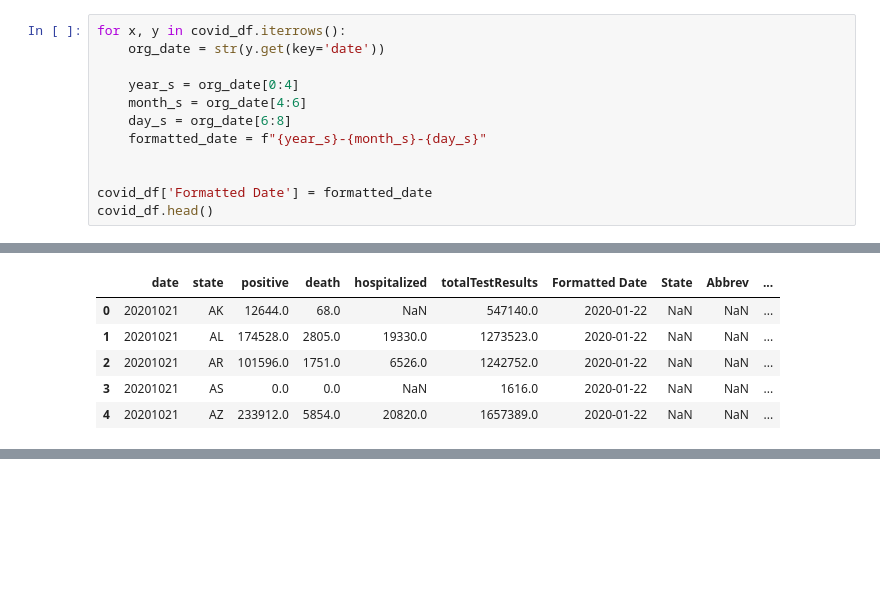
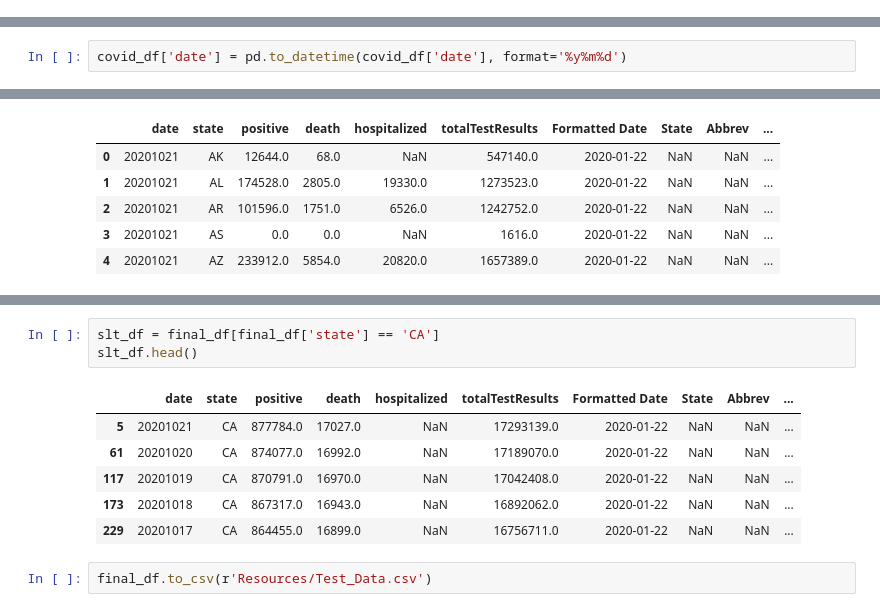
Before and after one commit to MersedehSP/Covid_Analyzer, a Jupyter notebook: Covid_Analysis_web_api-Data_Work.ipynb, the cells around one changed output, grey strips where cells are left out. Cells and saved outputs as stored; diff of their text form; blank space fills up the shorter version.

```diff
--- a/Covid_Analysis_web_api-Data_Work.ipynb
+++ b/Covid_Analysis_web_api-Data_Work.ipynb
@@ -70,15 +70,3 @@ covid_df.head()
 | 2 | 20201021 | AR | 101596.0 | 1751.0 | 6526.0 | 1242752.0 |
 | 3 | 20201021 | AS | 0.0 | 0.0 | NaN | 1616.0 |
 | 4 | 20201021 | AZ | 233912.0 | 5854.0 | 20820.0 | 1657389.0 |
-# %%
-for x, y in covid_df.iterrows():
-    org_date = str(y.get(key='date'))
-
-    year_s = org_date[0:4]
-    month_s = org_date[4:6]
-    day_s = org_date[6:8]
-    formatted_date = f"{year_s}-{month_s}-{day_s}"
-
-
-covid_df['Formatted Date'] = formatted_date
-covid_df.head()
@@ -91,0 +73,2 @@ covid_df.head()
+# %%
+covid_df['date'] = pd.to_datetime(covid_df['date'], format='%y%m%d')
@@ -145,0 +147,12 @@ TypeError: 'Series' objects are mutable, thus they cannot be hashed
+# %%
+slt_df = final_df[final_df['state'] == 'CA']
+slt_df.head()
+# %% [output]
+|  | date | state | positive | death | hospitalized | totalTestResults | Formatted Date | State | Abbrev | ... |
+| 5 | 20201021 | CA | 877784.0 | 17027.0 | NaN | 17293139.0 | 2020-01-22 | NaN | NaN | ... |
+| 61 | 20201020 | CA | 874077.0 | 16992.0 | NaN | 17189070.0 | 2020-01-22 | NaN | NaN | ... |
+| 117 | 20201019 | CA | 870791.0 | 16970.0 | NaN | 17042408.0 | 2020-01-22 | NaN | NaN | ... |
+| 173 | 20201018 | CA | 867317.0 | 16943.0 | NaN | 16892062.0 | 2020-01-22 | NaN | NaN | ... |
+| 229 | 20201017 | CA | 864455.0 | 16899.0 | NaN | 16756711.0 | 2020-01-22 | NaN | NaN | ... |
+# %%
+final_df.to_csv(r'Resources/Test_Data.csv')
```
Also changed, not shown: parts of 9 cells of this notebook.
